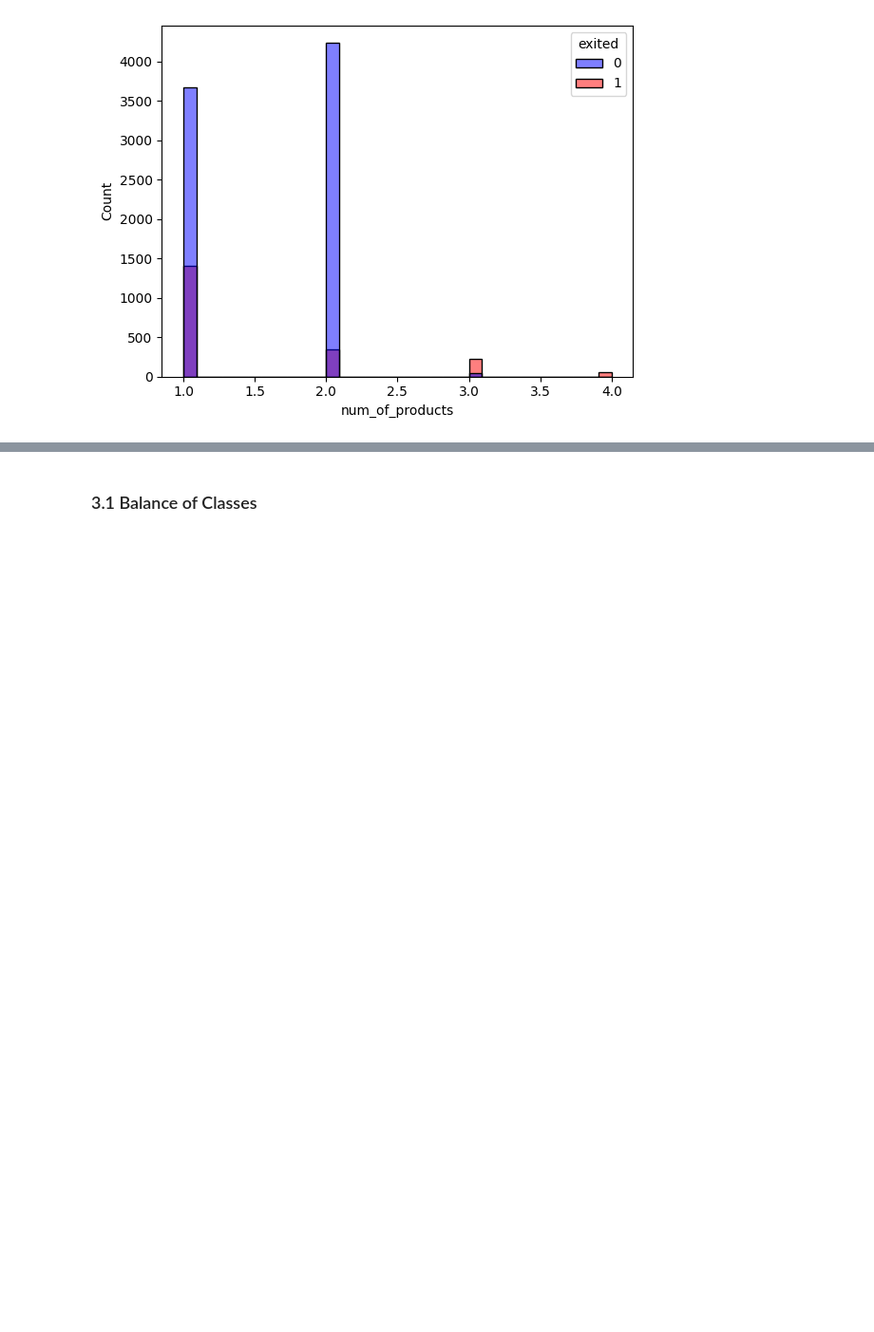
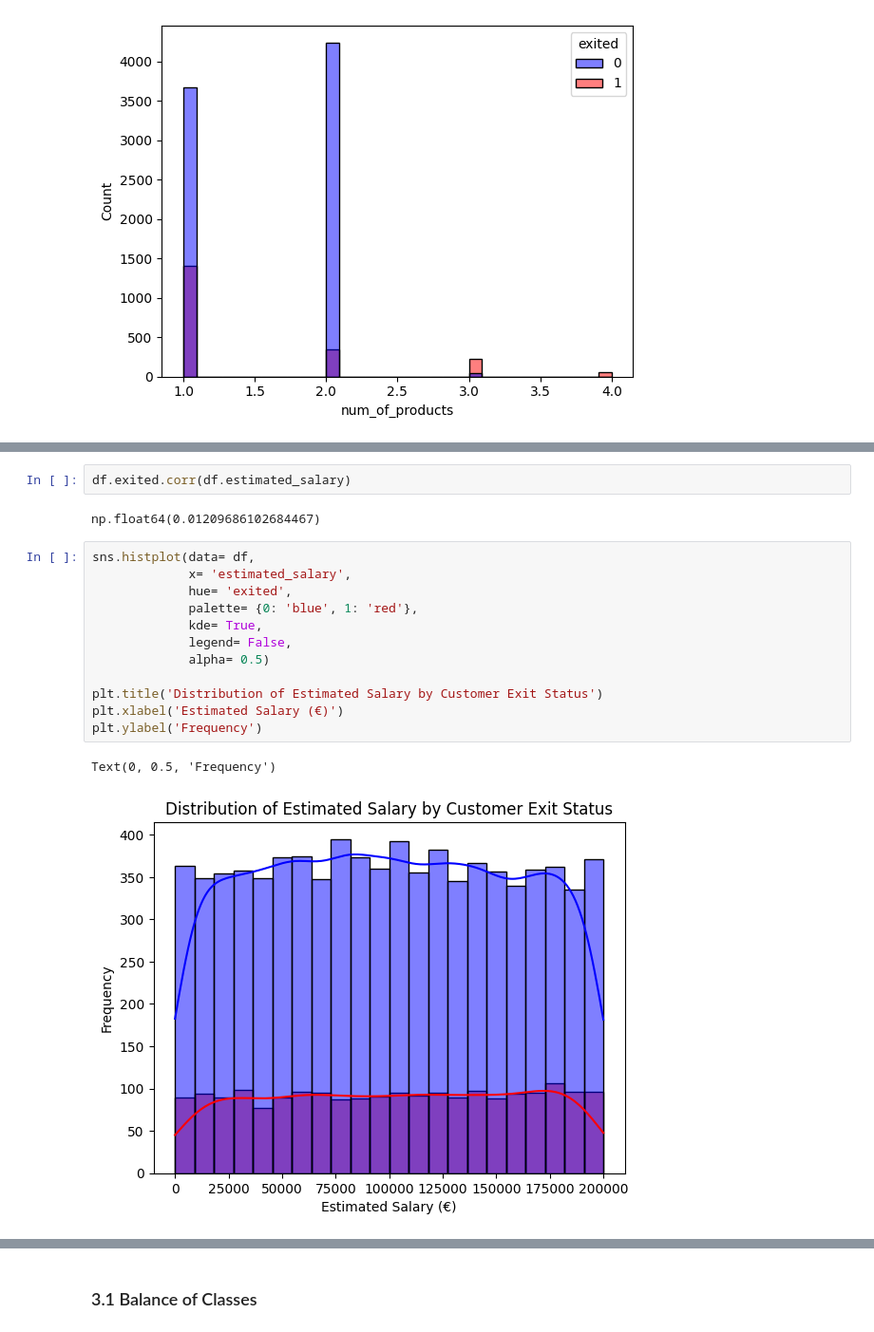
Before and after one commit to Vyncent-vdW/sprint_eight_supervised_learning, a Jupyter notebook: sprint_eight_supervised_learning_nb.ipynb, the cells around one changed output, grey strips where cells are left out. Shown: that part at 95% size. Cells and saved outputs as stored; diff of their text form; blank space fills up the shorter version.

```diff
--- a/sprint_eight_supervised_learning_nb.ipynb
+++ b/sprint_eight_supervised_learning_nb.ipynb
@@ -570,0 +688,19 @@ Overall, the only factors that seems to indicate if a customer leaves are age an
+# %%
+df.exited.corr(df.estimated_salary)
+# %% [output]
+np.float64(0.01209686102684467)
+# %%
+sns.histplot(data= df,
+             x= 'estimated_salary',
+             hue= 'exited',
+             palette= {0: 'blue', 1: 'red'},
+             kde= True,
+             legend= False,
+             alpha= 0.5)
+
+plt.title('Distribution of Estimated Salary by Customer Exit Status')
+plt.xlabel('Estimated Salary (€)')
+plt.ylabel('Frequency')
+# %% [output]
+Text(0, 0.5, 'Frequency')
+[figure, added]
```
Also changed, not shown: parts of 17 cells of this notebook.
